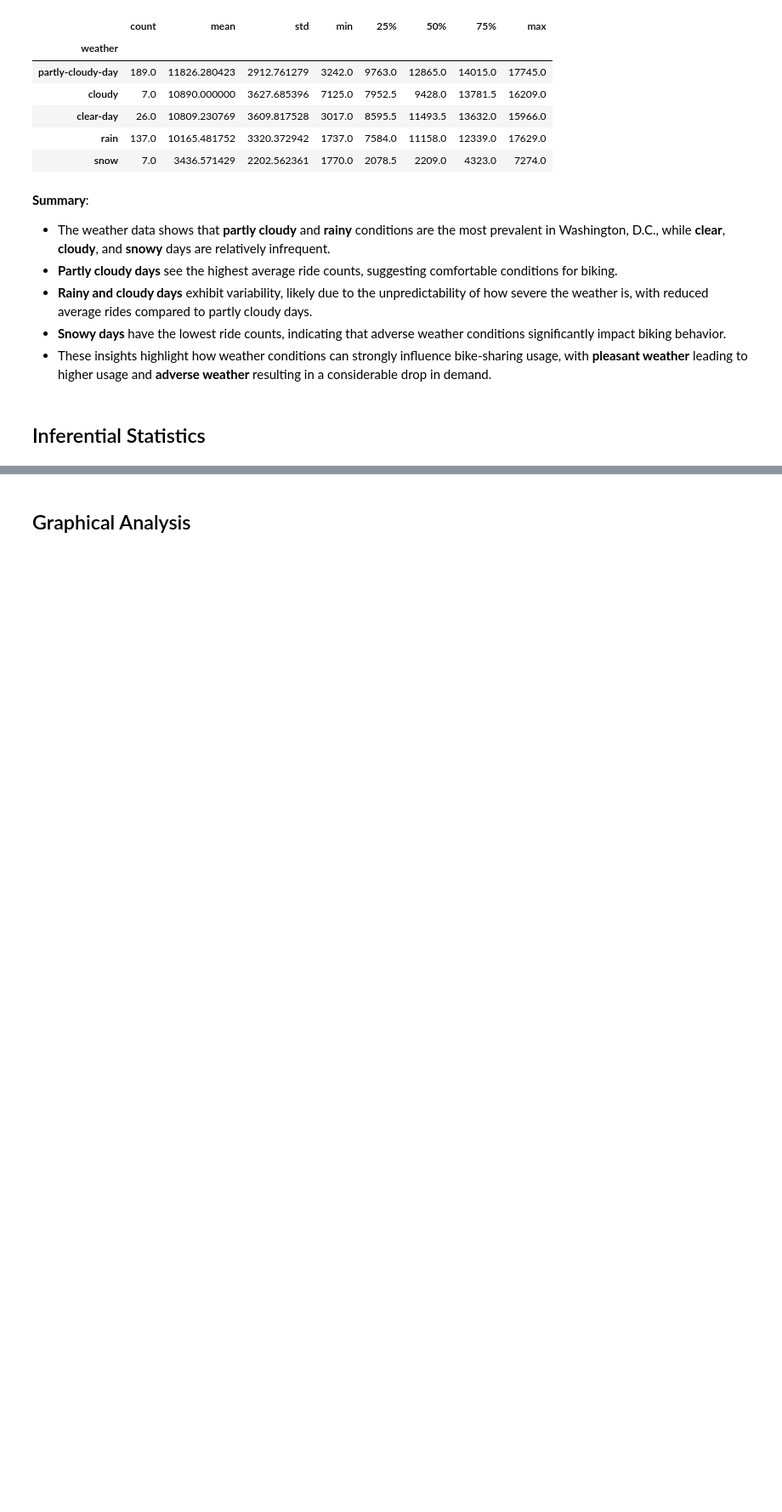
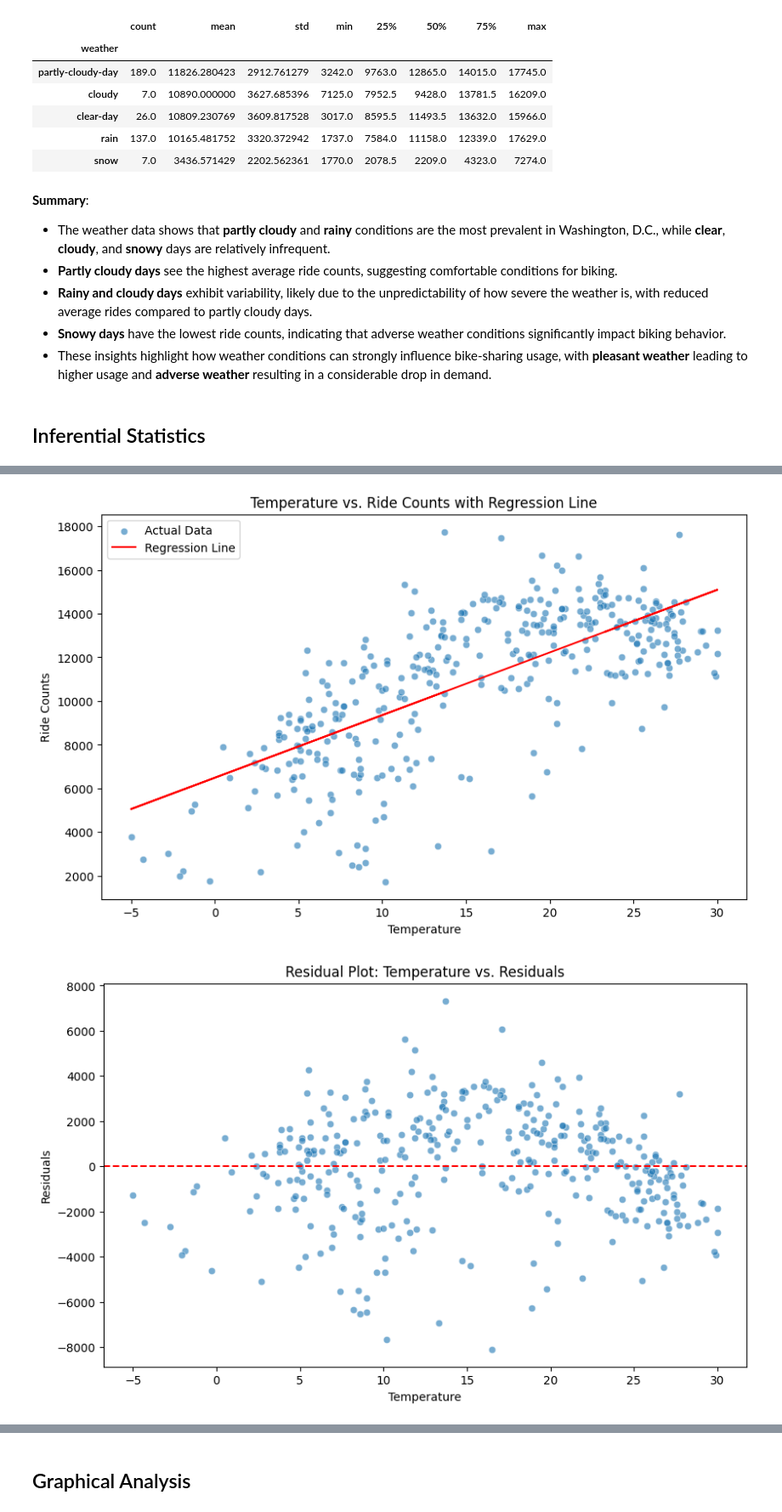
Before and after one commit to Will-Wei7/User-Clustering-on-Capital-bikeshare-dataset, a Jupyter notebook: Project Part II- Analysis.ipynb, the cells around one changed output, grey strips where cells are left out. Shown at 85% size. Saved outputs shown, nothing was run; the diff lists cells and outputs as text; code cells hidden in the pictures; blank space fills up the shorter version.

```diff
--- a/Project Part II- Analysis.ipynb
+++ b/Project Part II- Analysis.ipynb
@@ -337,3 +319,26 @@ OLS Regression Results
 | Kurtosis: | 3.467 | Cond. No. | 37.8 |
 Notes:
 [1] Standard Errors assume that the covariance matrix of the errors is correctly specified.
+# %%
+# Scatter plot with regression line
+plt.figure(figsize=(10, 6))
+sns.scatterplot(x='temp', y='rides_counts', data=rides_per_day, alpha=0.6, label='Actual Data')
+plt.plot(rides_per_day['temp'], model0.predict(rides_per_day[['temp']]), color='red', label='Regression Line')
+plt.xlabel("Temperature")
+plt.ylabel("Ride Counts")
+plt.title("Temperature vs. Ride Counts with Regression Line")
+plt.legend()
+plt.show()
+
+# Residual plot
+plt.figure(figsize=(10, 6))
+residuals = rides_per_day['rides_counts'] - model0.predict(rides_per_day[['temp']])
+sns.scatterplot(x=rides_per_day['temp'], y=residuals, alpha=0.6)
+plt.axhline(0, color='red', linestyle='--')
+plt.xlabel("Temperature")
+plt.ylabel("Residuals")
+plt.title("Residual Plot: Temperature vs. Residuals")
+plt.show()
+# %% [output]
+[figure, added]
+[figure, added]
```
Also changed, not shown: parts of 18 cells of this notebook, 1 other file.
